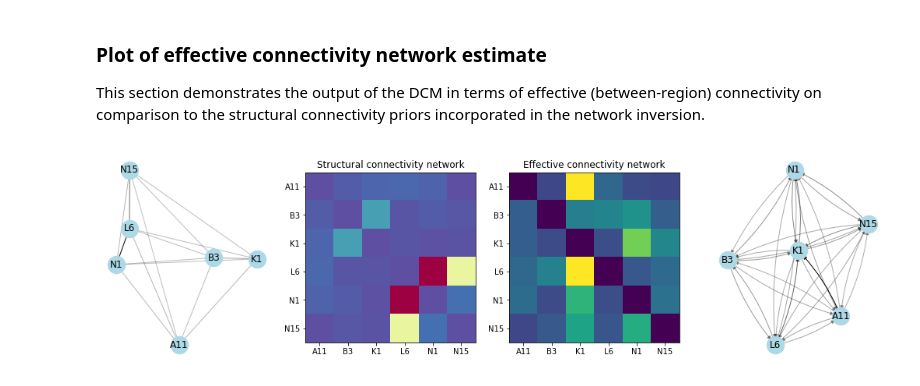
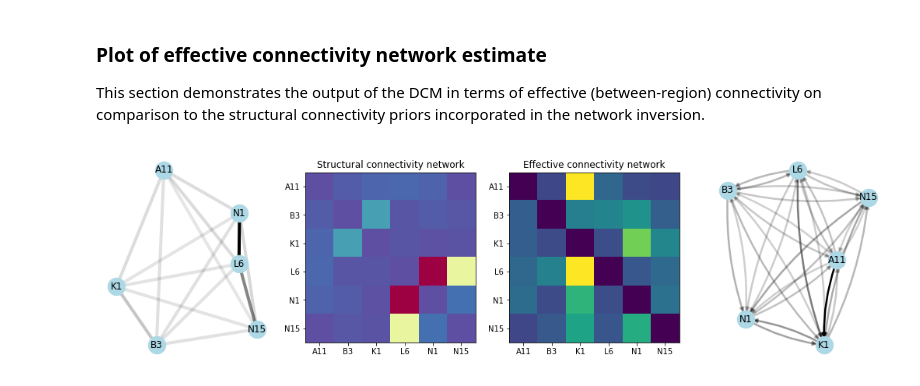
Before and after one commit to roschkoenig/siDCM, a Jupyter notebook: 02_Code/siEEG.ipynb, the cells around one changed output. Cells and saved outputs as stored; diff of their text form; code cells hidden in the pictures.

Commit message:
removed transparency from the figures

```diff
--- a/02_Code/siEEG.ipynb
+++ b/02_Code/siEEG.ipynb
@@ -315,7 +315,8 @@ net = opt['structure']['net']
 
 # Plotting routines
 #============================================================================================
-fig, ax = plt.subplots(1,4, figsize=(18,5))
+fig, ax = plt.subplots(1,4, figsize=(18,5), facecolor='w')
+min_alpha = 0.1
 
 # structural connectivity graph
 #--------------------------------------------------------------------------------------------
@@ -326,40 +327,40 @@ pos   = nx.spring_layout(G)
 # Define the opacity of the edges based on their weights
 weights   = nx.get_edge_attributes(G, 'weight')
 weights   = {k: v for k, v in weights.items()}
-alphas    = [0.25 + 0.75 * weights.get((u, v), 0) / max(weights.values()) for u, v in G.edges()]
+alphas    = [min_alpha + (1-min_alpha) * weights.get((u, v), 0) / max(weights.values()) for u, v in G.edges()]
 
 nx.draw_networkx_nodes(G, pos, ax=ax[0], node_size=500, node_color='lightblue')
-nx.draw_networkx_edges(G, pos=pos, ax=ax[0], alpha=alphas)
+nx.draw_networkx_edges(G, pos=pos, ax=ax[0], alpha=alphas, width=4)
 nx.draw_networkx_labels(G, pos, ax=ax[0])
 ax[0].axis('off')
 
 # Adjacency Matrix
 ax[1].imshow(net, cmap = 'Spectral_r', vmin=0)
 ax[1].set_yticks(np.linspace(0,len(nam)-1,len(nam)), nam)
 ax[1].set_xticks(np.linspace(0,len(nam)-1,len(nam)), nam)
 ax[1].set_title('Structural connectivity network')
 
 # effective connectivity graph
 #--------------------------------------------------------------------------------------------
 G     = nx.from_pandas_adjacency(pd.DataFrame(A,index=nam,columns=nam), create_using=nx.DiGraph())
 pos   = nx.spring_layout(G)
 
 # Define the opacity of the edges based on their weights
 weights   = nx.get_edge_attributes(G, 'weight')
 weights   = {k: v for k, v in weights.items()}
-alphas    = [0.25 + 0.75 * weights.get((u, v), 0) / max(weights.values()) for u, v in G.edges()]
+alphas    = [min_alpha + (1-min_alpha) * weights.get((u, v), 0) / max(weights.values()) for u, v in G.edges()]
 
 nx.draw_networkx_nodes(G, pos, ax=ax[3], node_size=500, node_color='lightblue')
-nx.draw_networkx_edges(G, pos=pos, ax=ax[3], alpha=alphas, connectionstyle='arc3, rad = 0.1')
+nx.draw_networkx_edges(G, pos=pos, ax=ax[3], alpha=alphas, connectionstyle='arc3, rad = 0.1', width=2.5)
 nx.draw_networkx_labels(G, pos, ax=ax[3])
 ax[3].axis('off')
 
 # Adjacency Matrix
 ax[2].imshow(A, vmin=0, vmax=4)
 ax[2].set_title('Effective connectivity network')
 ax[2].set_yticks(np.linspace(0,len(nam)-1,len(nam)), nam)
 ax[2].set_xticks(np.linspace(0,len(nam)-1,len(nam)), nam)
 
 plt.show()
 # %% [output]
-[figure, old version]
+[figure, new version]
```
Also changed, not shown: parts of 1 cell of this notebook, 4 other files.
